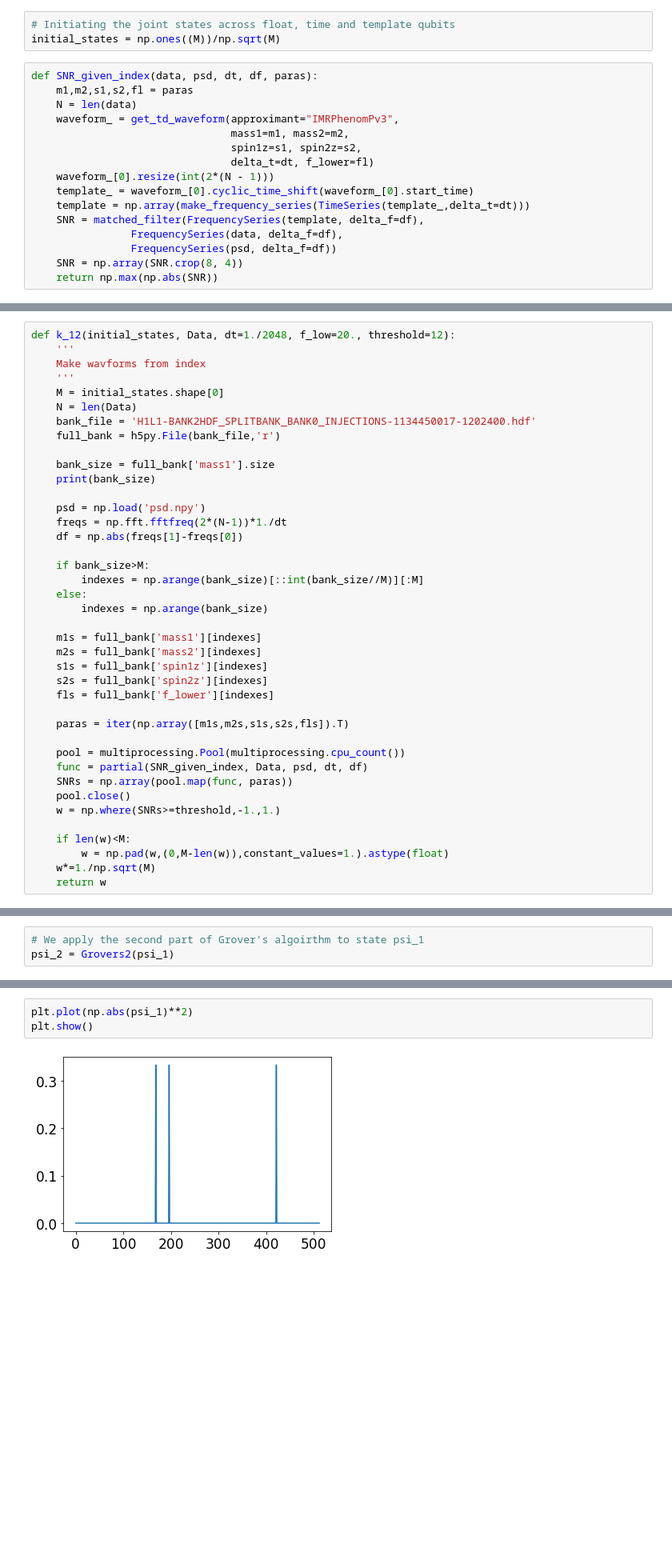
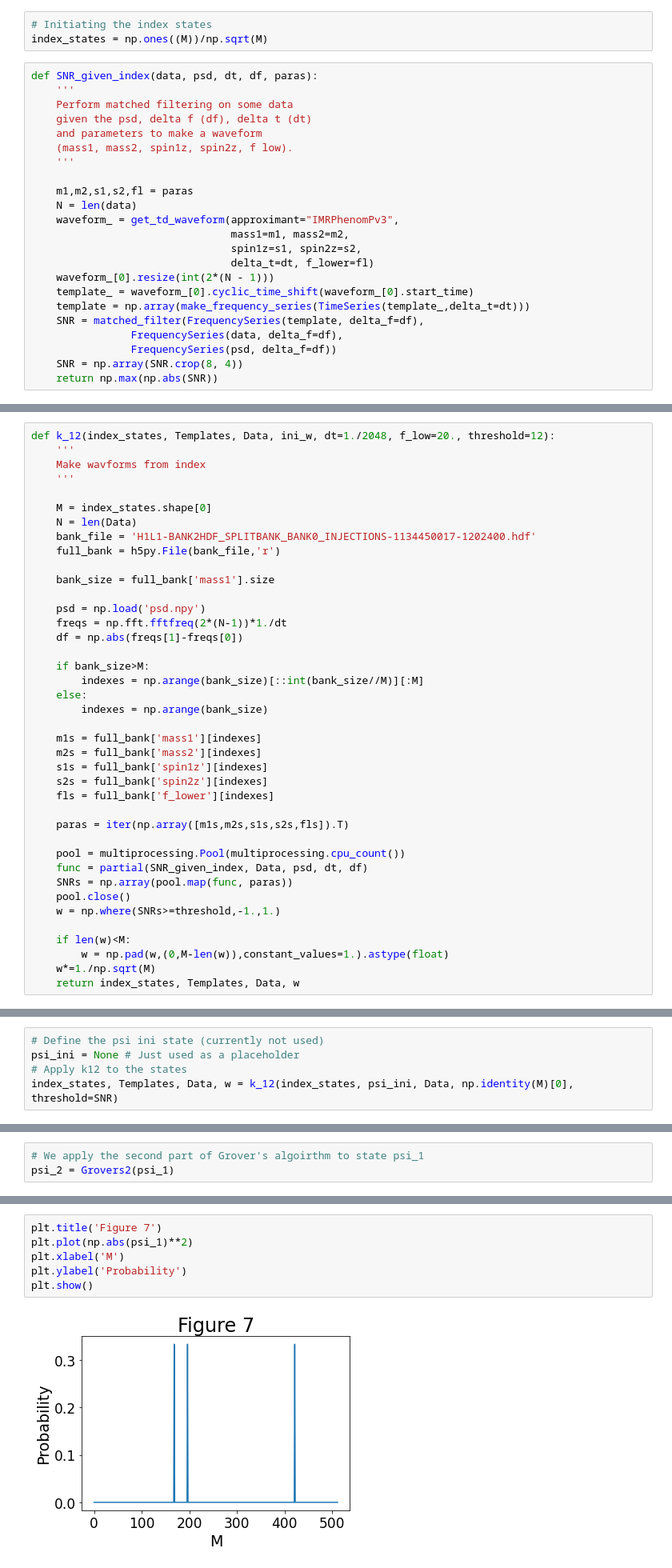
Before and after one commit to Fergus-Hayes/quantum-matched-filter, a Jupyter notebook: QMF_150914.ipynb, the cells around one changed output, grey strips where cells are left out. Shown at 80% size. Cells and saved outputs as stored; diff of their text form; blank space fills up the shorter version.

```diff
--- a/QMF_150914.ipynb
+++ b/QMF_150914.ipynb
@@ -59,8 +118,15 @@ $$ |\psi_{\text{ini}}⟩ = \frac{1}{\sqrt{M}}\sum^{M-1}_{m=0}|m⟩. $$
 # %%
-# Initiating the joint states across float, time and template qubits
-initial_states = np.ones((M))/np.sqrt(M)
+# Initiating the index states
+index_states = np.ones((M))/np.sqrt(M)
 # %%
 def SNR_given_index(data, psd, dt, df, paras):
+    '''
+    Perform matched filtering on some data
+    given the psd, delta f (df), delta t (dt)
+    and parameters to make a waveform
+    (mass1, mass2, spin1z, spin2z, f low).
+    '''
+
     m1,m2,s1,s2,fl = paras
     N = len(data)
     waveform_ = get_td_waveform(approximant="IMRPhenomPv3",
@@ -98,15 +144,15 @@ def get_paras(initial_states):
 # %%
-def k_12(initial_states, Data, dt=1./2048, f_low=20., threshold=12):
+def k_12(index_states, Templates, Data, ini_w, dt=1./2048, f_low=20., threshold=12):
     '''
     Make wavforms from index
     '''
-    M = initial_states.shape[0]
+
+    M = index_states.shape[0]
     N = len(Data)
     bank_file = 'H1L1-BANK2HDF_SPLITBANK_BANK0_INJECTIONS-1134450017-1202400.hdf'
     full_bank = h5py.File(bank_file,'r')
 
     bank_size = full_bank['mass1'].size
-    print(bank_size)
 
     psd = np.load('psd.npy')
     freqs = np.fft.fftfreq(2*(N-1))*1./dt
@@ -134,4 +180,4 @@ def k_12(initial_states, Data, dt=1./2048, f_low=20., threshold=12):
     if len(w)<M:
         w = np.pad(w,(0,M-len(w)),constant_values=1.).astype(float)
     w*=1./np.sqrt(M)
-    return w
+    return index_states, Templates, Data, w
@@ -146,0 +192,5 @@ w = k_12(initial_states, Data, threshold=SNR)
+# %%
+# Define the psi ini state (currently not used)
+psi_ini = None # Just used as a placeholder
+# Apply k12 to the states
+index_states, Templates, Data, w = k_12(index_states, psi_ini, Data, np.identity(M)[0], threshold=SNR)
@@ -362,5 +427,8 @@ plt.show()
 # %%
+plt.title('Figure 7')
 plt.plot(np.abs(psi_1)**2)
+plt.xlabel('M')
+plt.ylabel('Probability')
 plt.show()
 # %% [output]
-[figure, old version]
+[figure, new version]
```
Also changed, not shown: parts of 41 cells of this notebook, 2 other files.
